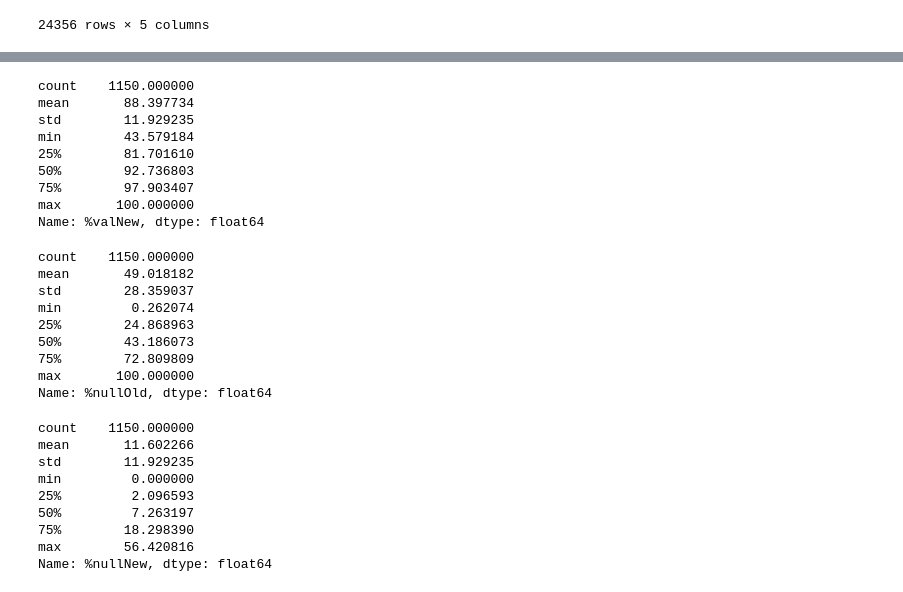
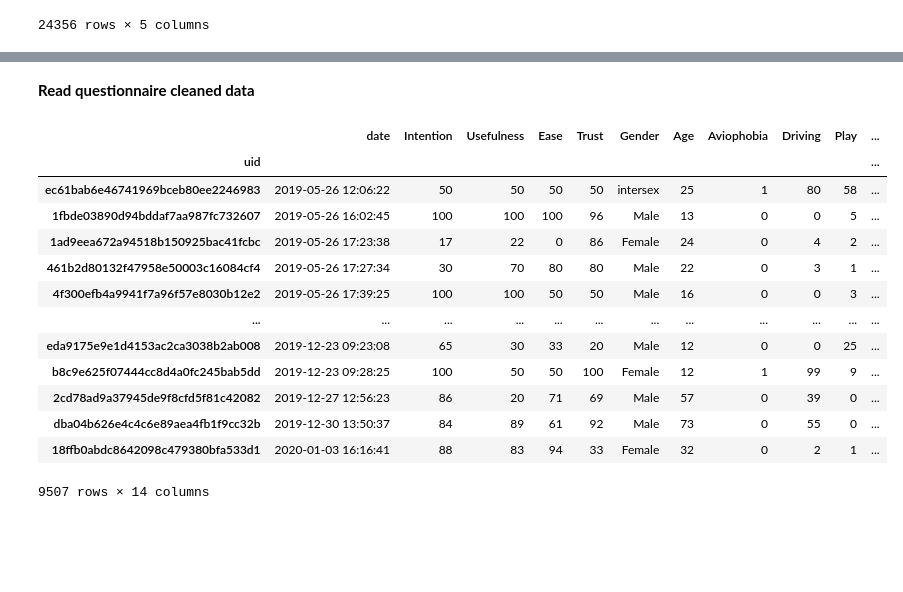
Before and after one commit to mvidaldp/msw-bmbf_da, a Jupyter notebook: checks/check_valid.ipynb, the cells around one changed output, grey strips where cells are left out. Cells and saved outputs as stored; diff of their text form; code cells hidden in the pictures; blank space fills up the shorter version.

```diff
--- a/checks/check_valid.ipynb
+++ b/checks/check_valid.ipynb
@@ -16,9 +16,12 @@ from tqdm.notebook import tqdm  # mother of progressbars for Python
 # %% [markdown]
 __Options__
 # %%
-PATH_OLD = "../data/colliders_old"
-PATH = "../data/raw/CsvData"
-
 # progress bar customized format
 B_FORMAT = """📄 {n_fmt} of {total_fmt} {desc} processed: {bar}
             {percentage:3.0f}% ⏱️{elapsed} ⏳{remaining} ⚙️{rate_fmt}{postfix}"""
+
+# specify decimals format on pandas tables
+pd.options.display.float_format = "{:.2f}".format
+
+CORES = cpu_count()  # number of cpu threads for multiprocessing
+print(f"Total CPU threads: {CORES}")
@@ -120,37 +51,22 @@ Name: %valOld, dtype: float64
-# %%
-checks["%valNew"].describe()
-# %% [output]
-count    1150.000000
-mean       88.397734
-std        11.929235
-min        43.579184
-25%        81.701610
-50%        92.736803
-75%        97.903407
-max       100.000000
-Name: %valNew, dtype: float64
-# %%
-checks["%nullOld"].describe()
-# %% [output]
-count    1150.000000
-mean       49.018182
-std        28.359037
-min         0.262074
-25%        24.868963
-50%        43.186073
-75%        72.809809
-max       100.000000
-Name: %nullOld, dtype: float64
-# %%
-checks["%nullNew"].describe()
-# %% [output]
-count    1150.000000
-mean       11.602266
-std        11.929235
-min         0.000000
-25%         2.096593
-50%         7.263197
-75%        18.298390
-max        56.420816
-Name: %nullNew, dtype: float64
+# %% [markdown]
+__Read questionnaire cleaned data__
+# %%
+quests = pd.read_csv("../questionnaires.csv", keep_default_na=False)
+quests = quests.set_index("id")  # set uid column as index (remove default)
+quests
+# %% [output]
+|  | date | Intention | Usefulness | Ease | Trust | Gender | Age | Aviophobia | Driving | Play | ... |
+| uid |  |  |  |  |  |  |  |  |  |  | ... |
+| ec61bab6e46741969bceb80ee2246983 | 2019-05-26 12:06:22 | 50 | 50 | 50 | 50 | intersex | 25 | 1 | 80 | 58 | ... |
+| 1fbde03890d94bddaf7aa987fc732607 | 2019-05-26 16:02:45 | 100 | 100 | 100 | 96 | Male | 13 | 0 | 0 | 5 | ... |
+| 1ad9eea672a94518b150925bac41fcbc | 2019-05-26 17:23:38 | 17 | 22 | 0 | 86 | Female | 24 | 0 | 4 | 2 | ... |
+| 461b2d80132f47958e50003c16084cf4 | 2019-05-26 17:27:34 | 30 | 70 | 80 | 80 | Male | 22 | 0 | 3 | 1 | ... |
+| 4f300efb4a9941f7a96f57e8030b12e2 | 2019-05-26 17:39:25 | 100 | 100 | 50 | 50 | Male | 16 | 0 | 0 | 3 | ... |
+| ... | ... | ... | ... | ... | ... | ... | ... | ... | ... | ... | ... |
+| eda9175e9e1d4153ac2ca3038b2ab008 | 2019-12-23 09:23:08 | 65 | 30 | 33 | 20 | Male | 12 | 0 | 0 | 25 | ... |
+| b8c9e625f07444cc8d4a0fc245bab5dd | 2019-12-23 09:28:25 | 100 | 50 | 50 | 100 | Female | 12 | 1 | 99 | 9 | ... |
+| 2cd78ad9a37945de9f8cfd5f81c42082 | 2019-12-27 12:56:23 | 86 | 20 | 71 | 69 | Male | 57 | 0 | 39 | 0 | ... |
+| dba04b626e4c4c6e89aea4fb1f9cc32b | 2019-12-30 13:50:37 | 84 | 89 | 61 | 92 | Male | 73 | 0 | 55 | 0 | ... |
+| 18ffb0abdc8642098c479380bfa533d1 | 2020-01-03 16:16:41 | 88 | 83 | 94 | 33 | Female | 32 | 0 | 2 | 1 | ... |
+9507 rows × 14 columns
 # %%
```
Also changed, not shown: parts of 6 cells of this notebook, 4 other files.
